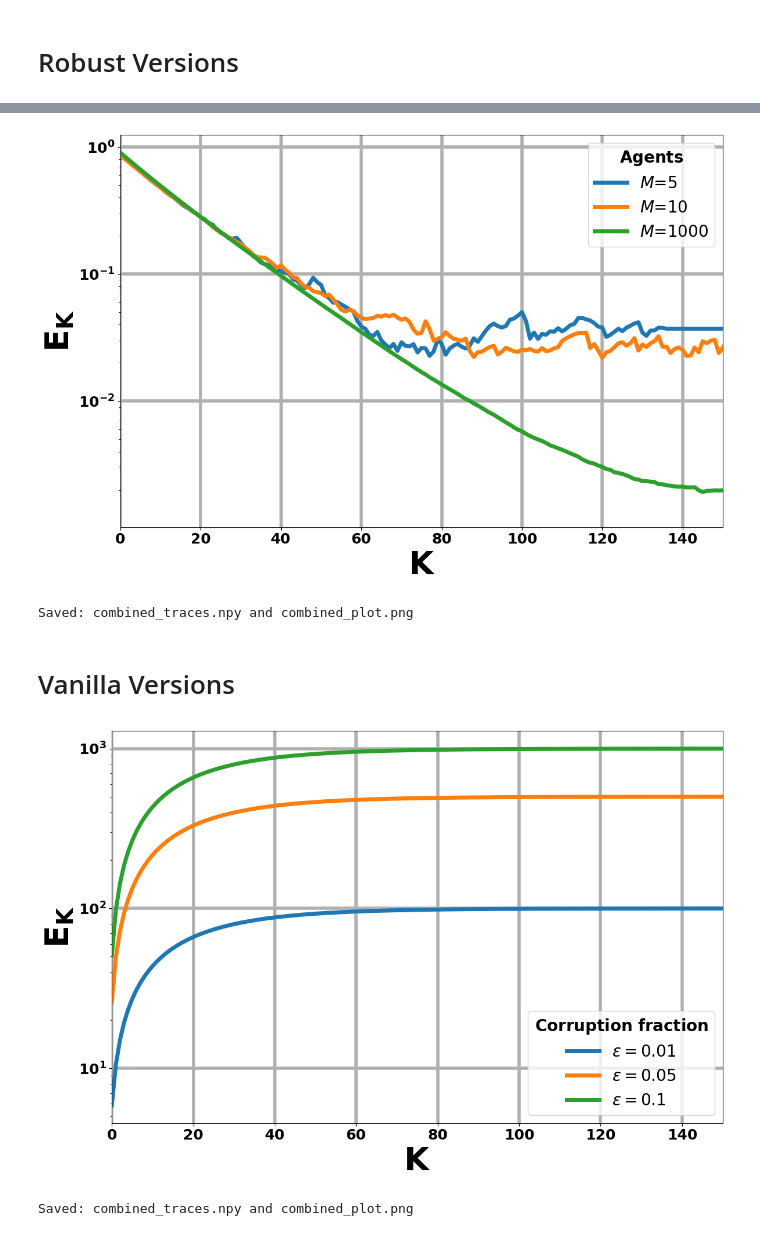
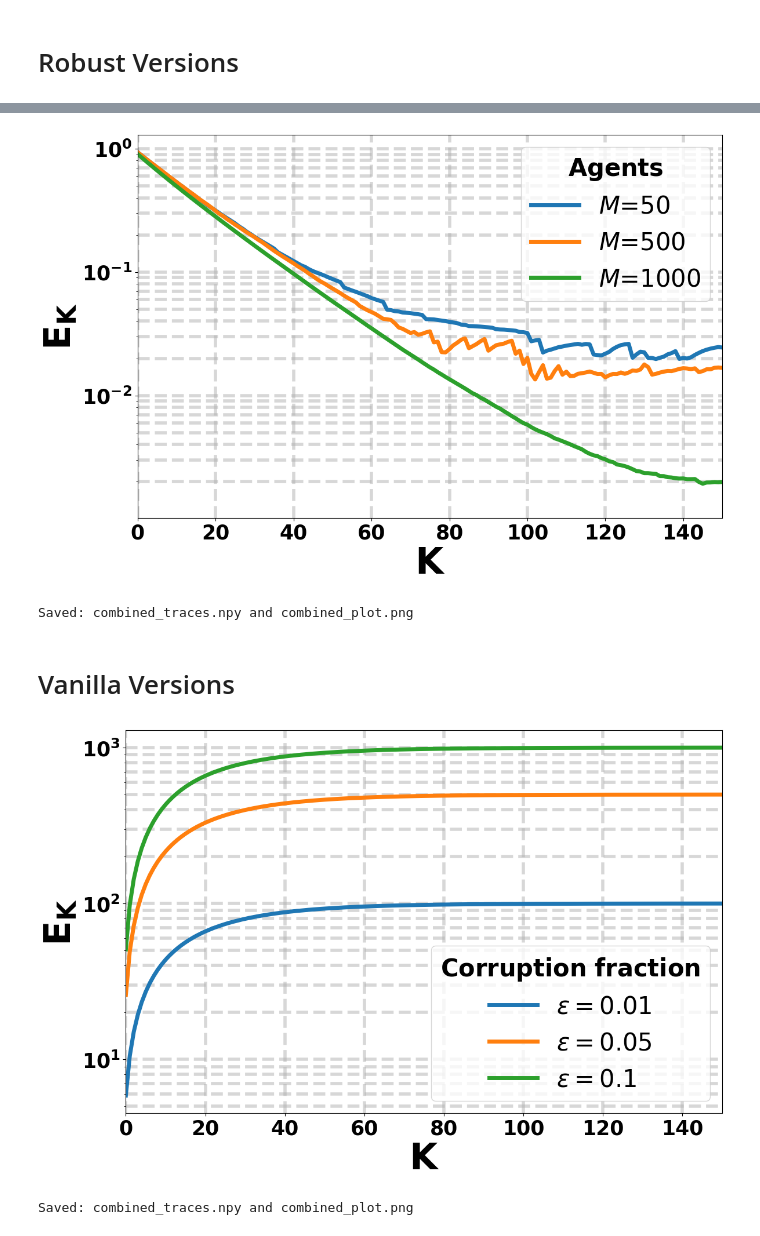
Before and after one commit to sreejeetm1729/Robust-Federated-Q-Learning-with-Almost-No-communication, a Jupyter notebook: Robust_Fed_Q.ipynb, the cells around one changed output, grey strips where cells are left out. Saved outputs shown, nothing was run; the diff lists cells and outputs as text; code cells hidden in the pictures.

```diff
--- a/Robust_Fed_Q.ipynb
+++ b/Robust_Fed_Q.ipynb
@@ -222,7 +222,7 @@ import matplotlib.pyplot as plt
 
 epsilon = 0.1
 delta = 0.05
-agent_list = [50]
+agent_list = [500]
 
 traces = {}
 malicious_sets = {}  # optional: keep track of which agents were malicious
@@ -242,13 +242,13 @@ for M in agent_list:
     traces[M] = res_trace
     malicious_sets[M] = bad_idx
 
-np.save("robust_fedq_traces_50_frac_0.1.npy", traces)
+np.save("robust_fedq_traces_500_frac_0.1.npy", traces)
 # %%
 import numpy as np
 import matplotlib.pyplot as plt
 
 # ---- Load (works even if the .npy contains a dict) ----
-obj = np.load('robust_fedq_traces_50_frac_0.1.npy', allow_pickle=True)
+obj = np.load('robust_fedq_traces_500_frac_0.1.npy', allow_pickle=True)
 
 # If you saved a dict like: traces = {1: arr1, 100: arr2}
 # then `obj` is either that dict or a 0-d array containing it.
@@ -262,7 +262,7 @@ else:
     traces = None
 
 # Build a matrix in the order of M, padding with the last value (edge padding)
-M = [50]
+M = [500]
 if traces is not None:
     curves = [np.asarray(traces[m]).ravel() for m in M]
     max_T = max(len(c) for c in curves)
@@ -291,6 +291,6 @@ plt.grid(True, linewidth=4)
 plt.tight_layout()
 
 # Save BEFORE show (and include an extension)
-plt.savefig("robust_fedq_traces_50_frac_0.1.png", dpi=1200, bbox_inches="tight")
+plt.savefig("robust_fedq_traces_500_frac_0.1.png", dpi=1200, bbox_inches="tight")
 plt.show()
 # %% [output]
@@ -433,8 +303,8 @@ from collections.abc import Mapping, Sequence
 
 # --- configure your file paths here ---
 paths = [
-    "robust_fedq_traces_5_frac_0.1.npy",
-    "robust_fedq_traces_10_frac_0.1.npy",
+    "robust_fedq_traces_50_frac_0.1.npy",
+    "robust_fedq_traces_500_frac_0.1.npy",
     "robust_fedq_traces_1000_frac_0.1.npy",
 ]
 
@@ -594,40 +464,40 @@ if KEEP_M is not None:
             sel_curves.append(y); sel_labels.append(lab)
     if sel_curves:
         all_curves, all_labels = sel_curves, sel_labels
 
 # ---------- combine (pad) ----------
 if not all_curves:
     raise RuntimeError("No curves collected. Check file contents/paths.")
 
 max_len = max(len(c) for c in all_curves)
 combined = np.vstack([pad_edge(c, max_len) for c in all_curves])
 np.save("combined_traces.npy", combined)  # clean, non-pickled float array
 
 # ---------- plot ----------
 x = np.arange(max_len)
 plt.figure(figsize=(12, 8))
 for i, y in enumerate(combined):
     label = all_labels[i] if i < len(all_labels) else f"M? curve {i+1}"
     # semilogy if positive
     if np.all(y > 0):
         plt.semilogy(x, y, linewidth=5, label=label)
     else:
         plt.plot(x, y, linewidth=5, label=label)
 
 plt.xlim([0, 150])
-plt.xlabel(r'$\mathbf{K}$', fontsize=40, fontweight='bold')
-plt.ylabel(r'$\mathbf{E_K}$', fontsize=40, fontweight='bold')
-plt.legend(title=r'$\mathbf{Agents}$', fontsize=20, title_fontsize=20)
-plt.xticks(fontsize=18, fontweight='bold')
-plt.yticks(fontsize=18, fontweight='bold')
-plt.grid(True, linewidth=4)
+plt.xlabel(r'$\mathbf{K}$', fontsize=45, fontweight='bold')
+plt.ylabel(r'$\mathbf{E_K}$', fontsize=45, fontweight='bold')
+plt.legend(title=r'$\mathbf{Agents}$', fontsize=30, title_fontsize=30)
+plt.xticks(fontsize=25, fontweight='bold')
+plt.yticks(fontsize=25, fontweight='bold')
+plt.grid(True, which="both", linestyle="--", alpha=0.5, linewidth=4)
 plt.tight_layout()
 plt.savefig("combined_plot.png", dpi=1200)
 plt.show()
 
 print("Saved: combined_traces.npy and combined_plot.png")
 # %% [output]
-[figure, old version]
+[figure, new version]
 Saved: combined_traces.npy and combined_plot.png
 # %% [markdown]
 # Vanilla Versions
@@ -890,22 +836,22 @@ for i, y in enumerate(combined):
     label = all_labels[i] if i < len(all_labels) else f"curve {i+1}"
     # semilogy if positive
     if np.all(y > 0):
-        plt.semilogy(x, y, linewidth=5, label=label)
+        plt.semilogy(x, y, linewidth=4, label=label)
     else:
-        plt.plot(x, y, linewidth=5, label=label)
+        plt.plot(x, y, linewidth=4, label=label)
 
 plt.xlim([0, 150])
-plt.xlabel(r'$\mathbf{K}$', fontsize=40, fontweight='bold')
-plt.ylabel(r'$\mathbf{E_K}$', fontsize=40, fontweight='bold')
-plt.legend(title=r'$\mathbf{Corruption\ fraction\ }$', fontsize=20, title_fontsize=20)
-plt.xticks(fontsize=18, fontweight='bold')
-plt.yticks(fontsize=18, fontweight='bold')
-plt.grid(True, linewidth=4)
+plt.xlabel(r'$\mathbf{K}$', fontsize=45, fontweight='bold')
+plt.ylabel(r'$\mathbf{E_K}$', fontsize=45, fontweight='bold')
+plt.legend(title=r'$\mathbf{Corruption\ fraction\ }$', fontsize=30, title_fontsize=30)
+plt.xticks(fontsize=25, fontweight='bold')
+plt.yticks(fontsize=25, fontweight='bold')
+plt.grid(True, which="both", linestyle="--", alpha=0.5, linewidth=4)
 plt.tight_layout()
 plt.savefig("combined_plot.png", dpi=1200)
 plt.show()
 
 print("Saved: combined_traces.npy and combined_plot.png")
 # %% [output]
-[figure, old version]
+[figure, new version]
 Saved: combined_traces.npy and combined_plot.png
```
Also changed, not shown: parts of 7 cells of this notebook.
